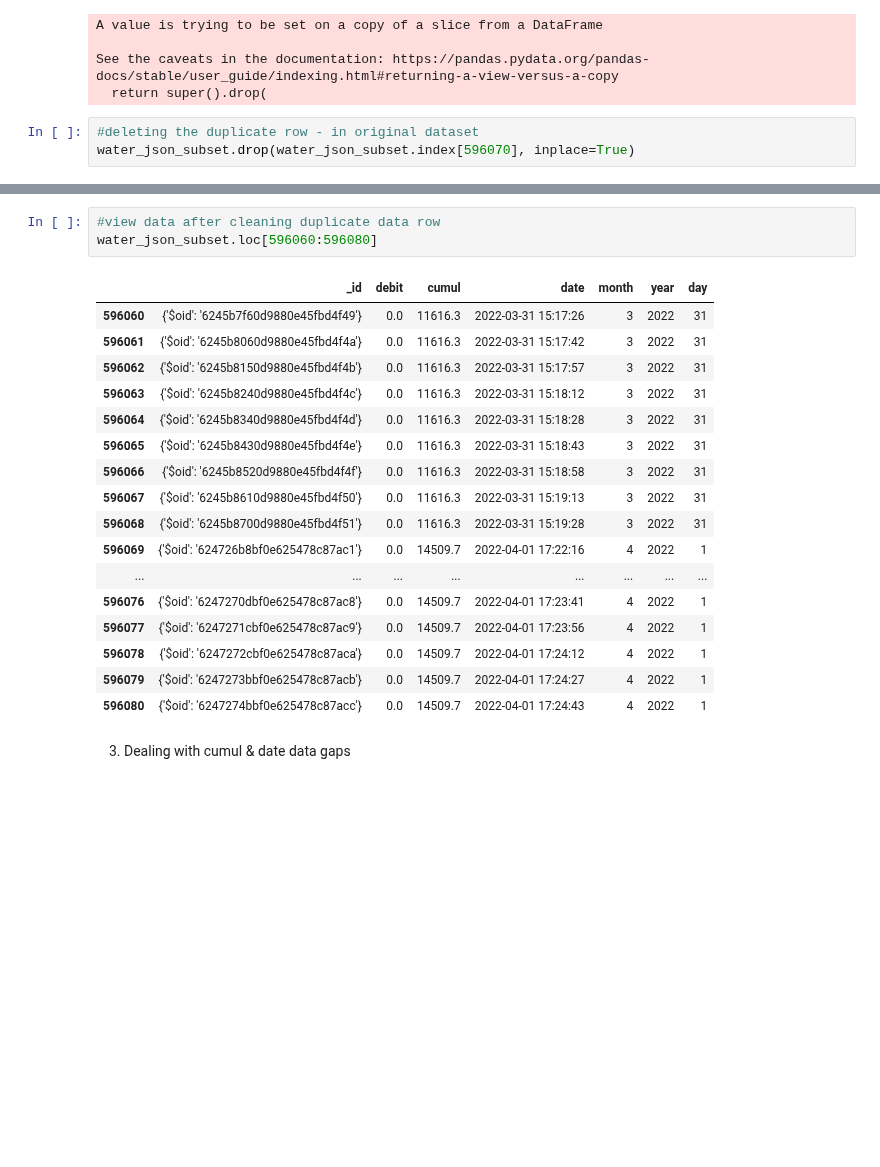
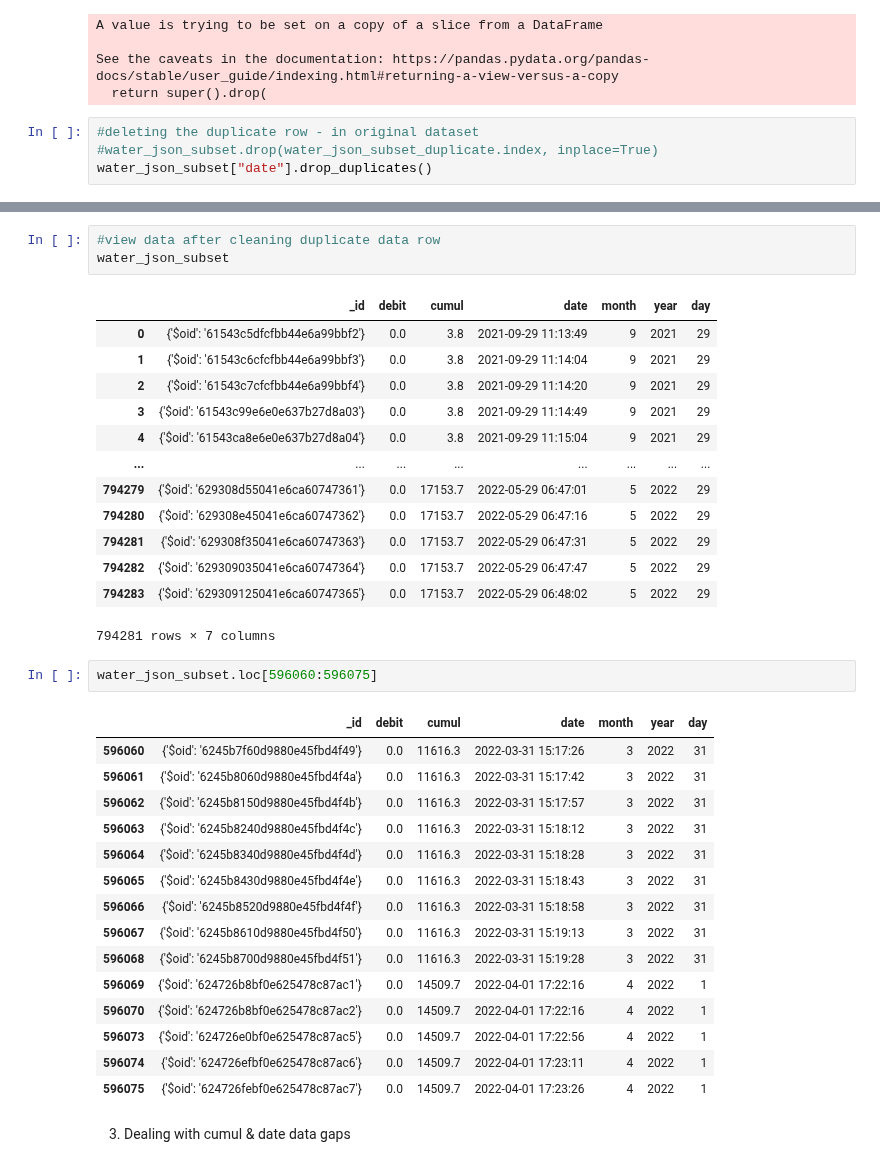
Before and after one commit to Cyrine-afk/Water-Consumption, a Jupyter notebook: Water DB.ipynb, the cells around one changed output, grey strips where cells are left out. Cells and saved outputs as stored; diff of their text form; blank space fills up the shorter version.

Commit message:
Duplicated Deleted - One is missing

```diff
--- a/Water DB.ipynb
+++ b/Water DB.ipynb
@@ -529,4 +545,5 @@ See the caveats in the documentation: https://pandas.pydata.org/pandas-docs/stab
   return super().drop(
 # %%
 #deleting the duplicate row - in original dataset
-water_json_subset.drop(water_json_subset.index[596070], inplace=True)
+#water_json_subset.drop(water_json_subset_duplicate.index, inplace=True)
+water_json_subset["date"].drop_duplicates()
@@ -533,24 +563,38 @@ water_json_subset.drop(water_json_subset.index[596070], inplace=True)
 # %%
 #view data after cleaning duplicate data row
-water_json_subset.loc[596060:596080]
+water_json_subset
 # %% [output]
 |  | _id | debit | cumul | date | month | year | day |
-| 596060 | {'$oid': '6245b7f60d9880e45fbd4f49'} | 0.0 | 11616.3 | 2022-03-31 15:17:26 | 3 | 2022 | 31 |
-| 596061 | {'$oid': '6245b8060d9880e45fbd4f4a'} | 0.0 | 11616.3 | 2022-03-31 15:17:42 | 3 | 2022 | 31 |
-| 596062 | {'$oid': '6245b8150d9880e45fbd4f4b'} | 0.0 | 11616.3 | 2022-03-31 15:17:57 | 3 | 2022 | 31 |
-| 596063 | {'$oid': '6245b8240d9880e45fbd4f4c'} | 0.0 | 11616.3 | 2022-03-31 15:18:12 | 3 | 2022 | 31 |
-| 596064 | {'$oid': '6245b8340d9880e45fbd4f4d'} | 0.0 | 11616.3 | 2022-03-31 15:18:28 | 3 | 2022 | 31 |
-| 596065 | {'$oid': '6245b8430d9880e45fbd4f4e'} | 0.0 | 11616.3 | 2022-03-31 15:18:43 | 3 | 2022 | 31 |
-| 596066 | {'$oid': '6245b8520d9880e45fbd4f4f'} | 0.0 | 11616.3 | 2022-03-31 15:18:58 | 3 | 2022 | 31 |
-| 596067 | {'$oid': '6245b8610d9880e45fbd4f50'} | 0.0 | 11616.3 | 2022-03-31 15:19:13 | 3 | 2022 | 31 |
-| 596068 | {'$oid': '6245b8700d9880e45fbd4f51'} | 0.0 | 11616.3 | 2022-03-31 15:19:28 | 3 | 2022 | 31 |
-| 596069 | {'$oid': '624726b8bf0e625478c87ac1'} | 0.0 | 14509.7 | 2022-04-01 17:22:16 | 4 | 2022 | 1 |
+| 0 | {'$oid': '61543c5dfcfbb44e6a99bbf2'} | 0.0 | 3.8 | 2021-09-29 11:13:49 | 9 | 2021 | 29 |
+| 1 | {'$oid': '61543c6cfcfbb44e6a99bbf3'} | 0.0 | 3.8 | 2021-09-29 11:14:04 | 9 | 2021 | 29 |
+| 2 | {'$oid': '61543c7cfcfbb44e6a99bbf4'} | 0.0 | 3.8 | 2021-09-29 11:14:20 | 9 | 2021 | 29 |
+| 3 | {'$oid': '61543c99e6e0e637b27d8a03'} | 0.0 | 3.8 | 2021-09-29 11:14:49 | 9 | 2021 | 29 |
+| 4 | {'$oid': '61543ca8e6e0e637b27d8a04'} | 0.0 | 3.8 | 2021-09-29 11:15:04 | 9 | 2021 | 29 |
 | ... | ... | ... | ... | ... | ... | ... | ... |
-| 596076 | {'$oid': '6247270dbf0e625478c87ac8'} | 0.0 | 14509.7 | 2022-04-01 17:23:41 | 4 | 2022 | 1 |
-| 596077 | {'$oid': '6247271cbf0e625478c87ac9'} | 0.0 | 14509.7 | 2022-04-01 17:23:56 | 4 | 2022 | 1 |
-| 596078 | {'$oid': '6247272cbf0e625478c87aca'} | 0.0 | 14509.7 | 2022-04-01 17:24:12 | 4 | 2022 | 1 |
-| 596079 | {'$oid': '6247273bbf0e625478c87acb'} | 0.0 | 14509.7 | 2022-04-01 17:24:27 | 4 | 2022 | 1 |
-| 596080 | {'$oid': '6247274bbf0e625478c87acc'} | 0.0 | 14509.7 | 2022-04-01 17:24:43 | 4 | 2022 | 1 |
+| 794279 | {'$oid': '629308d55041e6ca60747361'} | 0.0 | 17153.7 | 2022-05-29 06:47:01 | 5 | 2022 | 29 |
+| 794280 | {'$oid': '629308e45041e6ca60747362'} | 0.0 | 17153.7 | 2022-05-29 06:47:16 | 5 | 2022 | 29 |
+| 794281 | {'$oid': '629308f35041e6ca60747363'} | 0.0 | 17153.7 | 2022-05-29 06:47:31 | 5 | 2022 | 29 |
+| 794282 | {'$oid': '629309035041e6ca60747364'} | 0.0 | 17153.7 | 2022-05-29 06:47:47 | 5 | 2022 | 29 |
+| 794283 | {'$oid': '629309125041e6ca60747365'} | 0.0 | 17153.7 | 2022-05-29 06:48:02 | 5 | 2022 | 29 |
+794281 rows × 7 columns
+# %%
+water_json_subset.loc[596060:596075]
+# %% [output]
+|  | _id | debit | cumul | date | month | year | day |
+| 596060 | {'$oid': '6245b7f60d9880e45fbd4f49'} | 0.0 | 11616.3 | 2022-03-31 15:17:26 | 3 | 2022 | 31 |
+| 596061 | {'$oid': '6245b8060d9880e45fbd4f4a'} | 0.0 | 11616.3 | 2022-03-31 15:17:42 | 3 | 2022 | 31 |
+| 596062 | {'$oid': '6245b8150d9880e45fbd4f4b'} | 0.0 | 11616.3 | 2022-03-31 15:17:57 | 3 | 2022 | 31 |
+| 596063 | {'$oid': '6245b8240d9880e45fbd4f4c'} | 0.0 | 11616.3 | 2022-03-31 15:18:12 | 3 | 2022 | 31 |
+| 596064 | {'$oid': '6245b8340d9880e45fbd4f4d'} | 0.0 | 11616.3 | 2022-03-31 15:18:28 | 3 | 2022 | 31 |
+| 596065 | {'$oid': '6245b8430d9880e45fbd4f4e'} | 0.0 | 11616.3 | 2022-03-31 15:18:43 | 3 | 2022 | 31 |
+| 596066 | {'$oid': '6245b8520d9880e45fbd4f4f'} | 0.0 | 11616.3 | 2022-03-31 15:18:58 | 3 | 2022 | 31 |
+| 596067 | {'$oid': '6245b8610d9880e45fbd4f50'} | 0.0 | 11616.3 | 2022-03-31 15:19:13 | 3 | 2022 | 31 |
+| 596068 | {'$oid': '6245b8700d9880e45fbd4f51'} | 0.0 | 11616.3 | 2022-03-31 15:19:28 | 3 | 2022 | 31 |
+| 596069 | {'$oid': '624726b8bf0e625478c87ac1'} | 0.0 | 14509.7 | 2022-04-01 17:22:16 | 4 | 2022 | 1 |
+| 596070 | {'$oid': '624726b8bf0e625478c87ac2'} | 0.0 | 14509.7 | 2022-04-01 17:22:16 | 4 | 2022 | 1 |
+| 596073 | {'$oid': '624726e0bf0e625478c87ac5'} | 0.0 | 14509.7 | 2022-04-01 17:22:56 | 4 | 2022 | 1 |
+| 596074 | {'$oid': '624726efbf0e625478c87ac6'} | 0.0 | 14509.7 | 2022-04-01 17:23:11 | 4 | 2022 | 1 |
+| 596075 | {'$oid': '624726febf0e625478c87ac7'} | 0.0 | 14509.7 | 2022-04-01 17:23:26 | 4 | 2022 | 1 |
 # %% [markdown]
 3. Dealing with cumul & date data gaps
 # %% [markdown]
```
Also changed, not shown: parts of 4 cells of this notebook.
